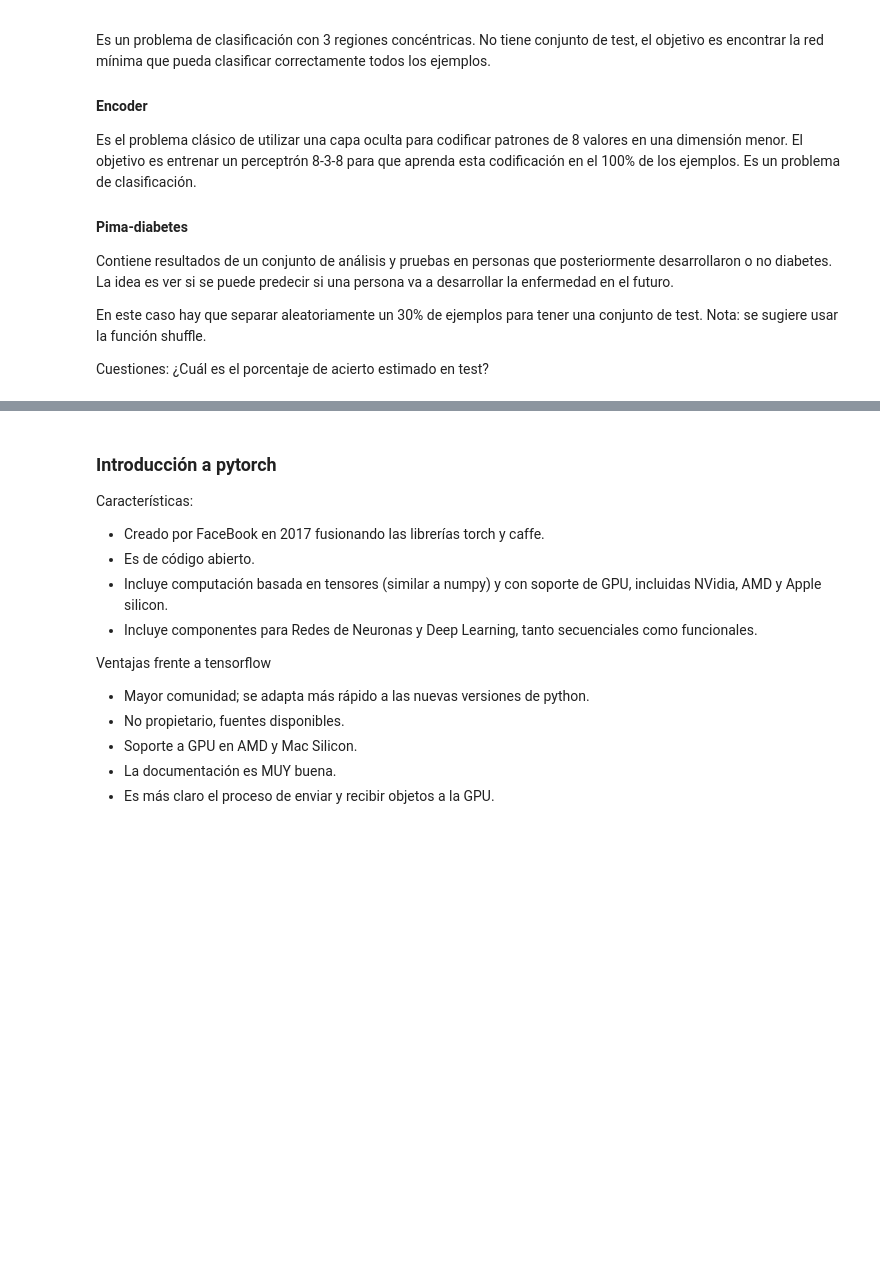
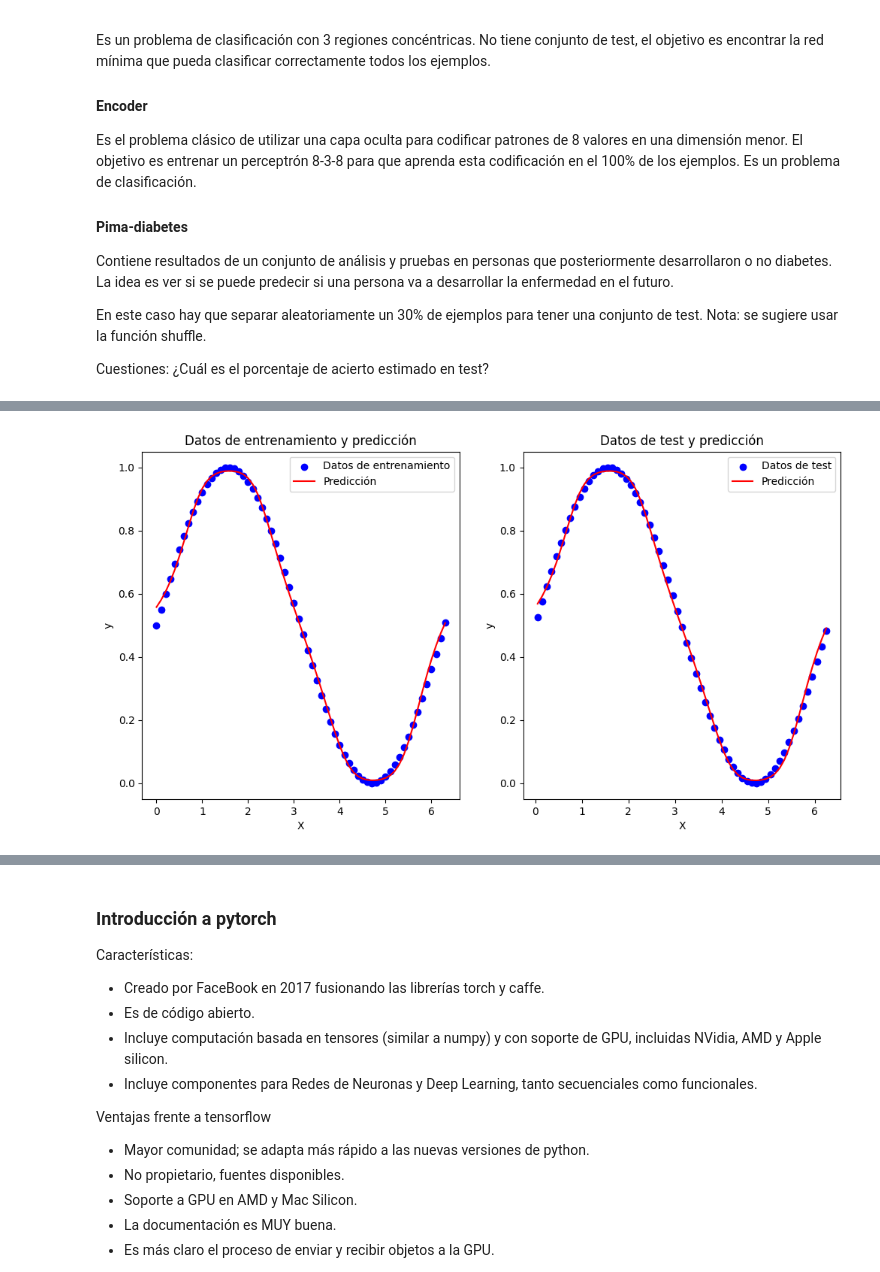
Before and after one commit to miguel-mxrxrx04/neuralnetworkfromscratch, a Jupyter notebook: Perceptrones/perceptron_alumno.ipynb, the cells around one changed output, grey strips where cells are left out. Cells and saved outputs as stored; diff of their text form; code cells hidden in the pictures; blank space fills up the shorter version.

```diff
--- a/Perceptrones/perceptron_alumno.ipynb
+++ b/Perceptrones/perceptron_alumno.ipynb
@@ -569,0 +618,15 @@ Cuestiones: ¿Cuál es el porcentaje de acierto estimado en test?
+# %%
+import numpy as np
+# Cargar datos de entrenamiento y test desde archivos
+data_train = np.loadtxt('./samples/fun-trn.txt')
+data_test = np.loadtxt('./samples/fun-tst.txt')
+
+# Separar características y etiquetas
+X_train = data_train[:, :-1]
+y_train = data_train[:, -1].reshape(-1, 1)
+X_test = data_test[:, :-1]
+y_test = data_test[:, -1].reshape(-1, 1)
+
+# Entrenar el modelo
+p = Multilayer([1, 4, 6, 1])
+p.train(X_train, y_train, alpha=0.1, epochs=5000, trace=100, X_test=X_test, D_test=y_test)
@@ -569,0 +651,30 @@ Cuestiones: ¿Cuál es el porcentaje de acierto estimado en test?
+# %%
+
+# Predicciones
+y_pred_train = p.forward(X_train)
+y_pred_test = p.forward(X_test)
+
+# Graficar la función original y la predicción
+plt.figure(figsize=(12, 6))
+
+# Datos de entrenamiento
+plt.subplot(1, 2, 1)
+plt.scatter(X_train, y_train, color='blue', label='Datos de entrenamiento')
+plt.plot(X_train, y_pred_train, color='red', label='Predicción')
+plt.title('Datos de entrenamiento y predicción')
+plt.xlabel('X')
+plt.ylabel('y')
+plt.legend()
+
+# Datos de test
+plt.subplot(1, 2, 2)
+plt.scatter(X_test, y_test, color='blue', label='Datos de test')
+plt.plot(X_test, y_pred_test, color='red', label='Predicción')
+plt.title('Datos de test y predicción')
+plt.xlabel('X')
+plt.ylabel('y')
+plt.legend()
+
+plt.show()
+# %% [output]
+[figure, added]
```
Also changed, not shown: parts of 17 cells of this notebook, 3 other files.
